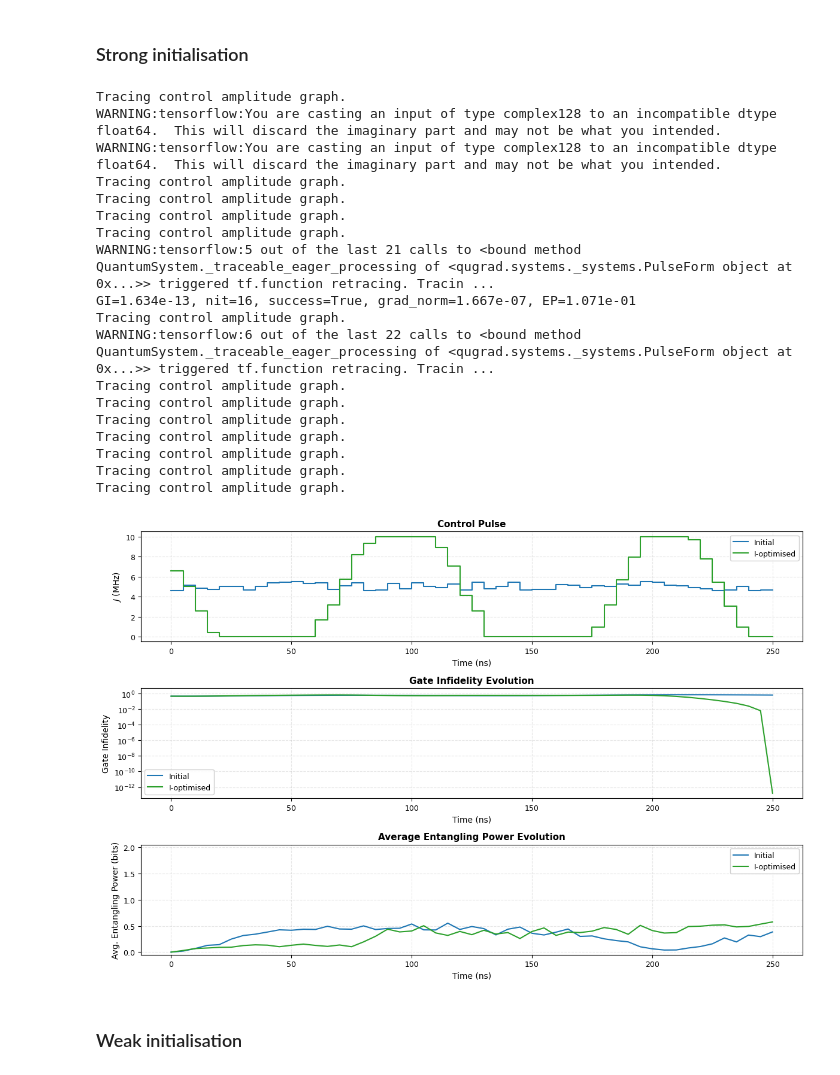
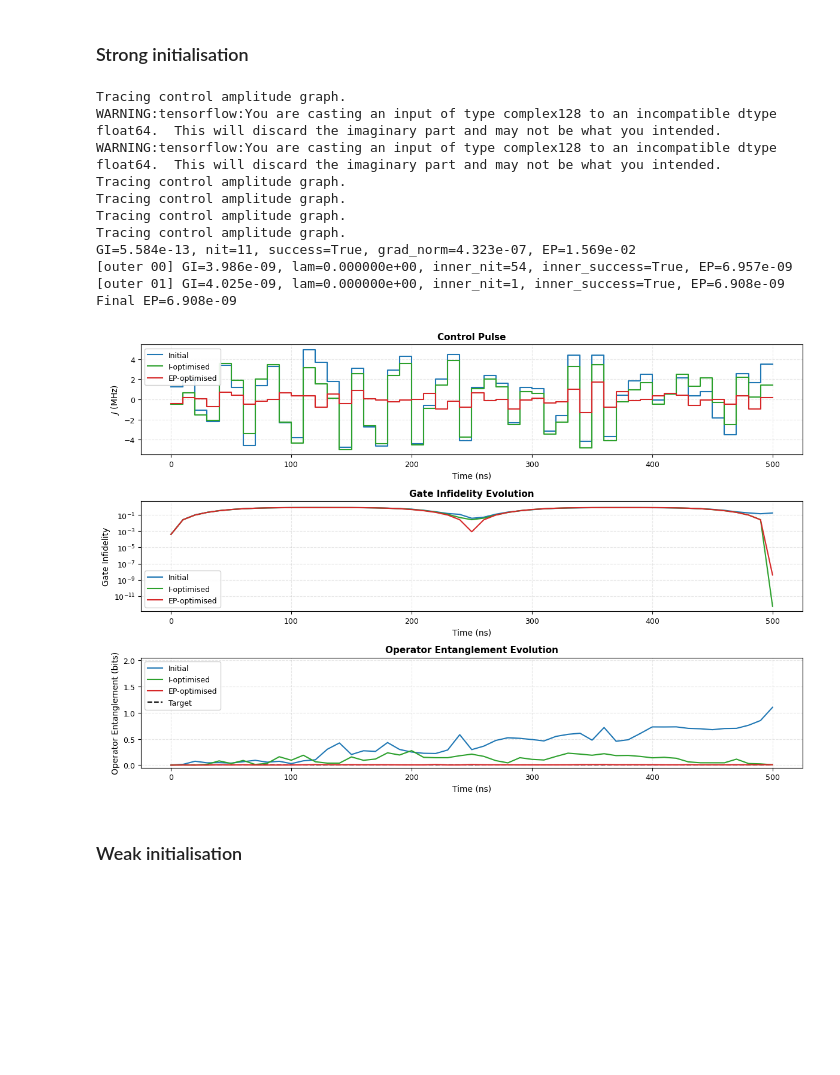
Before and after one commit to haoran-ye/pulse_VQE_entanglement, a Jupyter notebook: notebooks/sqe_gate.ipynb, the cells around one changed output. Drawn from its saved outputs; the diff is of its cells as text; code cells hidden in the pictures; blank space fills up the shorter version.

```diff
--- a/notebooks/sqe_gate.ipynb
+++ b/notebooks/sqe_gate.ipynb
@@ -18,57 +18,50 @@ from pulse_vqe_entanglement.plotting_gate import plot_sqe_gate_optimisation
 config = SimulationConfig(
     zeeman_splittings=np.array([1000.0, 1008.0]),
     initial_state = np.array([0.0, 1.0, 0.0, 0.0], dtype=np.complex128),
-    theta_target=0.4 * np.pi,
+    theta_target=0.01 * np.pi,
     n_time_steps=50,
     n_discretisation=1,
-    T=250.0,
+    T=500.0,
     max_drive_strength=0.0,
-    J_max=10.0,
-    J_min=0.0,
-    J_init_scale=1e-1,
+    J_max=5.0,
+    J_min=-5.0,
+    J_init_scale=1e0,
     J_init_mean=0.0,
     feromagnetic=False,
     gtol=1e-12,
     maxiter=500,
     optimisation_target="gate",
-    entanglement_optimisation=False,
-    #gate_ent_measure="operator_entanglement",
-    gate_ent_measure="average_entangling_power",
+    entanglement_optimisation=True,
+    gate_ent_measure="operator_entanglement",
+    #gate_ent_measure="cnot_infidelity",
     #extra_ent_measures=["average_entangling_power", "assisted_entangling_power"],
     J_init_seed=None,
 
     # primal-dual settings
     S_max=0.01,
     eps_infidelity=1e-8,
     rho=0.0,
     dual_lr=1e10,
-    n_outer=5,
+    n_outer=2,
     inner_maxiter=200,
     fd_eps=1e-6,
 )
 
 results = sqe_gate_optimisation(config)
 plot_sqe_gate_optimisation(results)
 # %% [output]
 Tracing control amplitude graph.
 WARNING:tensorflow:You are casting an input of type complex128 to an incompatible dtype float64.  This will discard the imaginary part and may not be what you intended.
 WARNING:tensorflow:You are casting an input of type complex128 to an incompatible dtype float64.  This will discard the imaginary part and may not be what you intended.
 Tracing control amplitude graph.
 Tracing control amplitude graph.
 Tracing control amplitude graph.
 Tracing control amplitude graph.
-WARNING:tensorflow:5 out of the last 21 calls to <bound method QuantumSystem._traceable_eager_processing of <qugrad.systems._systems.PulseForm object at 0x...>> triggered tf.function retracing. Tracin ...
-GI=1.634e-13, nit=16, success=True, grad_norm=1.667e-07, EP=1.071e-01
-Tracing control amplitude graph.
-WARNING:tensorflow:6 out of the last 22 calls to <bound method QuantumSystem._traceable_eager_processing of <qugrad.systems._systems.PulseForm object at 0x...>> triggered tf.function retracing. Tracin ...
-Tracing control amplitude graph.
-Tracing control amplitude graph.
-Tracing control amplitude graph.
-Tracing control amplitude graph.
-Tracing control amplitude graph.
-Tracing control amplitude graph.
-Tracing control amplitude graph.
+GI=5.584e-13, nit=11, success=True, grad_norm=4.323e-07, EP=1.569e-02
+[outer 00] GI=3.986e-09, lam=0.000000e+00, inner_nit=54, inner_success=True, EP=6.957e-09
+[outer 01] GI=4.025e-09, lam=0.000000e+00, inner_nit=1, inner_success=True, EP=6.908e-09
+Final EP=6.908e-09
-[figure, old version]
+[figure, new version]
 # %% [markdown]
 ### Weak initialisation
 # %%
```
Also changed, not shown: 38 other files.
